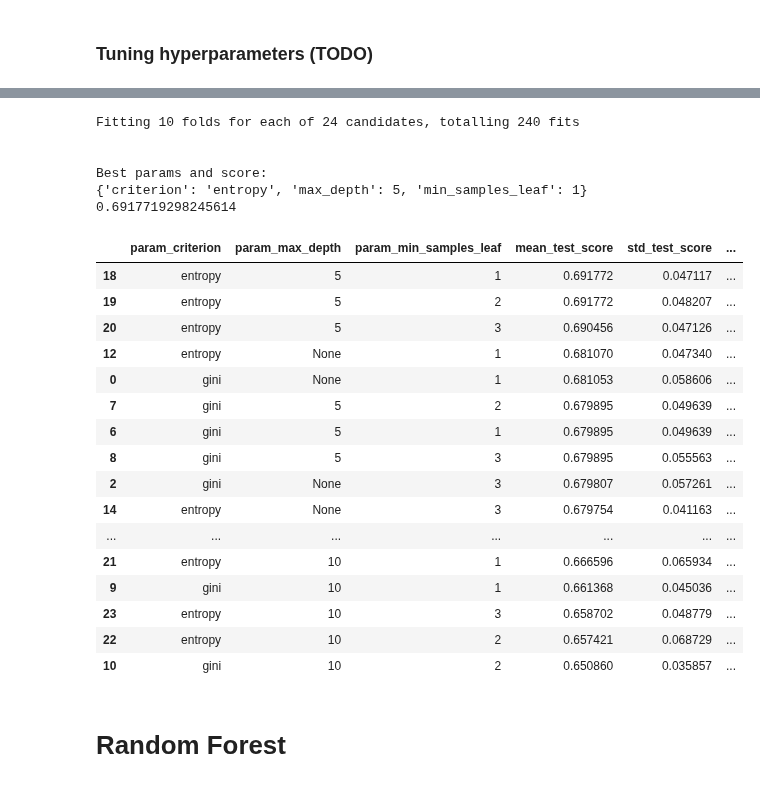
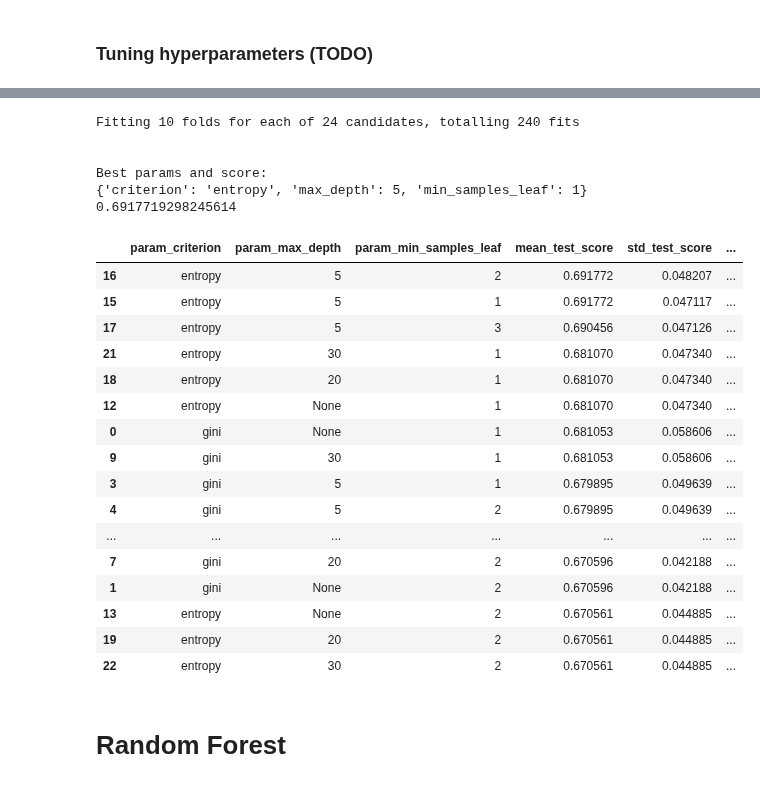
Before and after one commit to gems-uff/mestre, a Jupyter notebook: scripts/exploratory_analysis/classifier_test.ipynb, the cells around one changed output, grey strips where cells are left out. Cells and saved outputs as stored; diff of their text form; code cells hidden in the pictures.

```diff
--- a/scripts/exploratory_analysis/classifier_test.ipynb
+++ b/scripts/exploratory_analysis/classifier_test.ipynb
@@ -137,37 +140,41 @@ None
 # %%
-parameters = {'criterion':('gini', 'entropy'),
+parameters_dt = {'criterion':('gini', 'entropy'),
               'min_samples_leaf':[1, 2, 3],
-              'max_depth':[None, 3, 5, 10]}
+              # 'max_depth':[None, 3, 5, 10],
+              'max_depth':[None, 5, 20, 30]
+                 }
 
-result = classifier_utils.grid_search(projects[0], dt, parameters, non_features_columns)
+result_dt = classifier_utils.grid_search(projects[0], dt, parameters_dt, non_features_columns)
 
-pd.DataFrame(result)\
+df_gridsearch_dt = pd.DataFrame(result_dt)\
     .filter(regex=("param_.*|mean_test_score|std_test_score|rank_test_score"))\
     .sort_values(by=['rank_test_score'])
+
+df_gridsearch_dt
 # %% [output]
 Fitting 10 folds for each of 24 candidates, totalling 240 fits
 
 
 Best params and score:
 {'criterion': 'entropy', 'max_depth': 5, 'min_samples_leaf': 1}
 0.6917719298245614
 |  | param_criterion | param_max_depth | param_min_samples_leaf | mean_test_score | std_test_score | ... |
-| 18 | entropy | 5 | 1 | 0.691772 | 0.047117 | ... |
-| 19 | entropy | 5 | 2 | 0.691772 | 0.048207 | ... |
-| 20 | entropy | 5 | 3 | 0.690456 | 0.047126 | ... |
+| 16 | entropy | 5 | 2 | 0.691772 | 0.048207 | ... |
+| 15 | entropy | 5 | 1 | 0.691772 | 0.047117 | ... |
+| 17 | entropy | 5 | 3 | 0.690456 | 0.047126 | ... |
+| 21 | entropy | 30 | 1 | 0.681070 | 0.047340 | ... |
+| 18 | entropy | 20 | 1 | 0.681070 | 0.047340 | ... |
 | 12 | entropy | None | 1 | 0.681070 | 0.047340 | ... |
 | 0 | gini | None | 1 | 0.681053 | 0.058606 | ... |
-| 7 | gini | 5 | 2 | 0.679895 | 0.049639 | ... |
-| 6 | gini | 5 | 1 | 0.679895 | 0.049639 | ... |
-| 8 | gini | 5 | 3 | 0.679895 | 0.055563 | ... |
-| 2 | gini | None | 3 | 0.679807 | 0.057261 | ... |
-| 14 | entropy | None | 3 | 0.679754 | 0.041163 | ... |
+| 9 | gini | 30 | 1 | 0.681053 | 0.058606 | ... |
+| 3 | gini | 5 | 1 | 0.679895 | 0.049639 | ... |
+| 4 | gini | 5 | 2 | 0.679895 | 0.049639 | ... |
 | ... | ... | ... | ... | ... | ... | ... |
-| 21 | entropy | 10 | 1 | 0.666596 | 0.065934 | ... |
-| 9 | gini | 10 | 1 | 0.661368 | 0.045036 | ... |
-| 23 | entropy | 10 | 3 | 0.658702 | 0.048779 | ... |
-| 22 | entropy | 10 | 2 | 0.657421 | 0.068729 | ... |
-| 10 | gini | 10 | 2 | 0.650860 | 0.035857 | ... |
+| 7 | gini | 20 | 2 | 0.670596 | 0.042188 | ... |
+| 1 | gini | None | 2 | 0.670596 | 0.042188 | ... |
+| 13 | entropy | None | 2 | 0.670561 | 0.044885 | ... |
+| 19 | entropy | 20 | 2 | 0.670561 | 0.044885 | ... |
+| 22 | entropy | 30 | 2 | 0.670561 | 0.044885 | ... |
 # %% [markdown]
 # Random Forest
 # %% [markdown]
```
Also changed, not shown: parts of 14 cells of this notebook, 1 other file.
